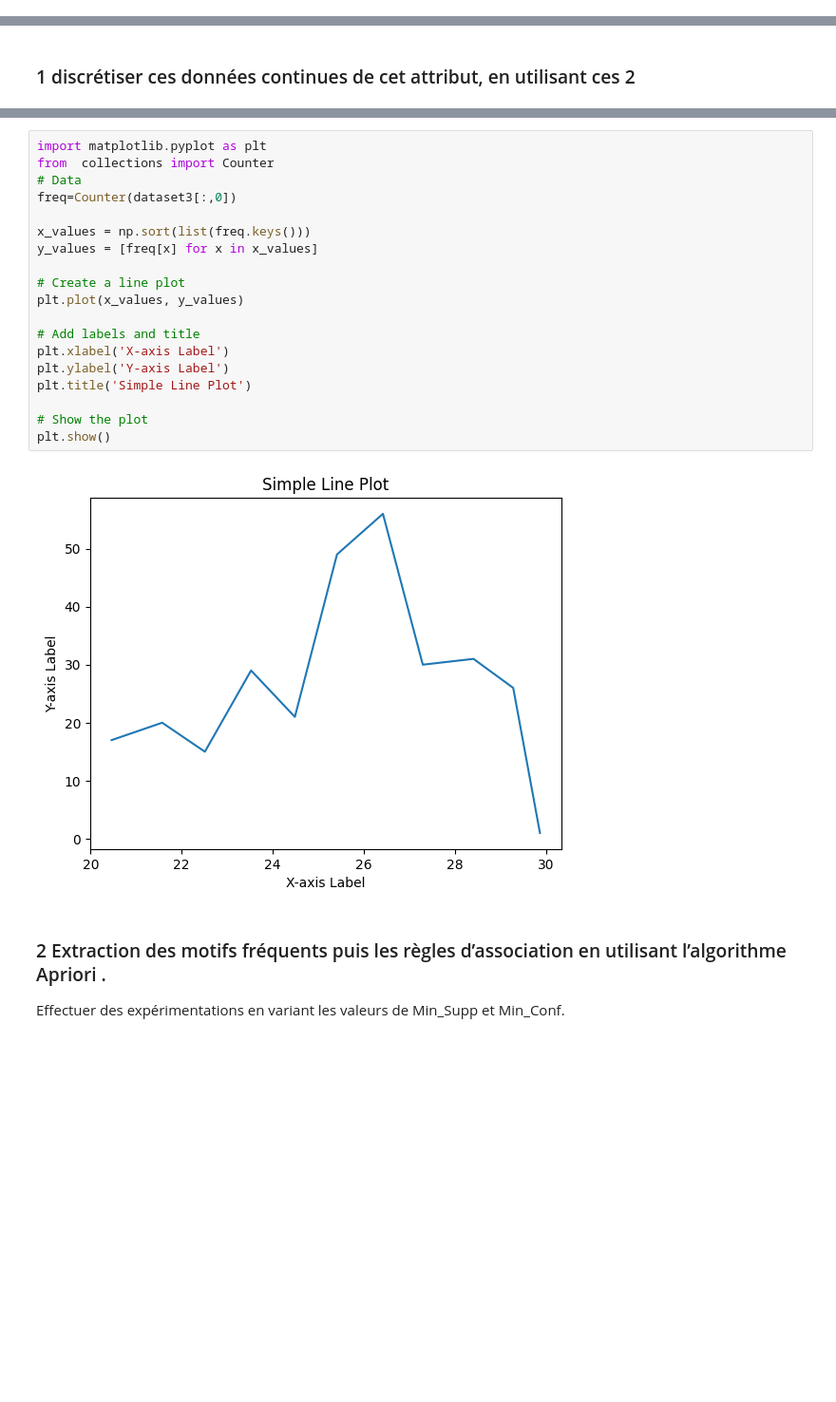
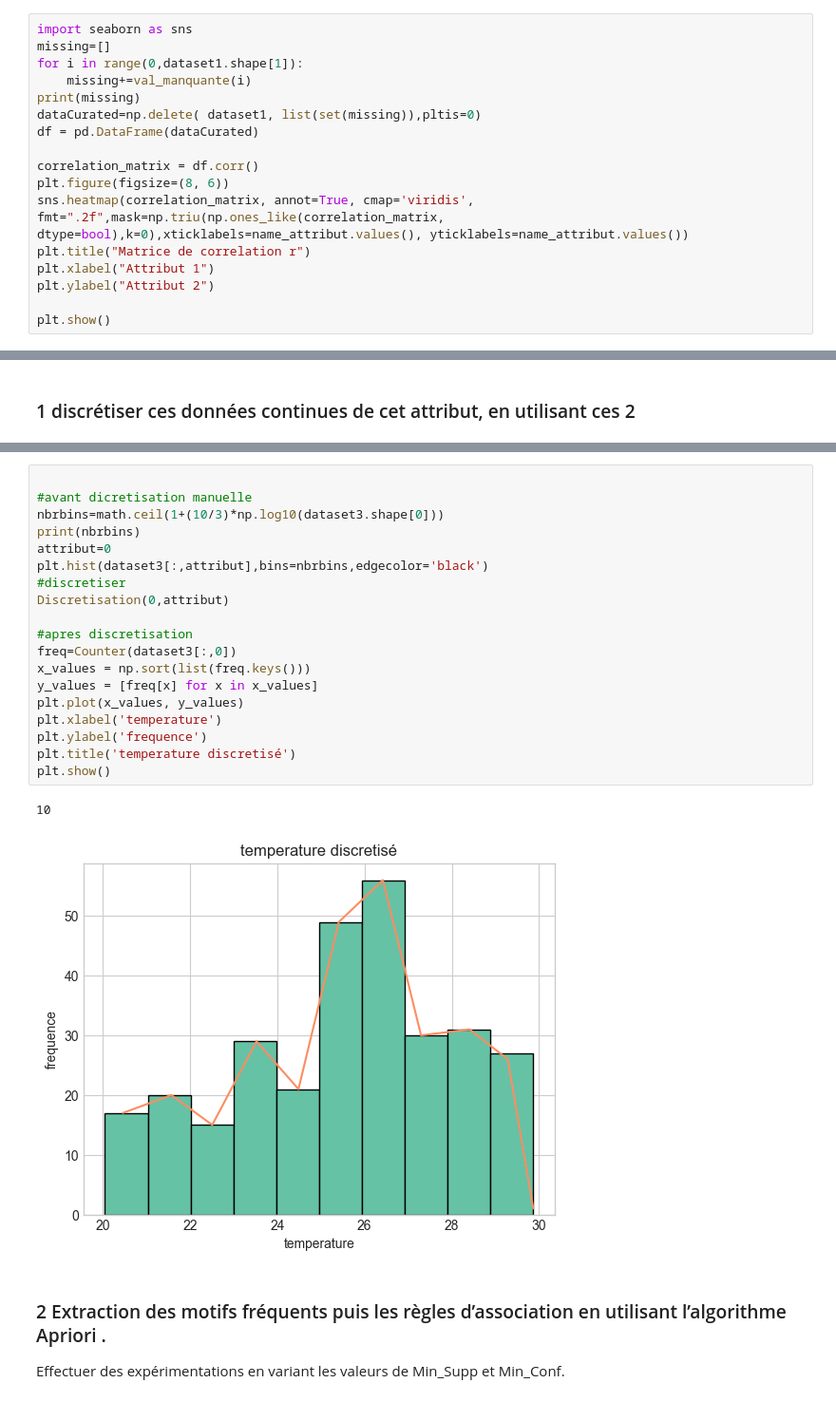
Before and after one commit to manel15279/DataMining-Project, a Jupyter notebook: Projet_P1_DM.ipynb, the cells around one changed output, grey strips where cells are left out. Shown at 95% size. Drawn from its saved outputs; the diff is of its cells as text; blank space fills up the shorter version.

```diff
--- a/Projet_P1_DM.ipynb
+++ b/Projet_P1_DM.ipynb
@@ -260,0 +236,17 @@ print(moyenne2, mediane2, mode2, q0, q1, q2, q3, q4, ecart_type)
+# %%
+import seaborn as sns
+missing=[]
+for i in range(0,dataset1.shape[1]):
+    missing+=val_manquante(i)
+print(missing)
+dataCurated=np.delete( dataset1, list(set(missing)),pltis=0)
+df = pd.DataFrame(dataCurated)
+
+correlation_matrix = df.corr()
+plt.figure(figsize=(8, 6))
+sns.heatmap(correlation_matrix, annot=True, cmap='viridis', fmt=".2f",mask=np.triu(np.ones_like(correlation_matrix, dtype=bool),k=0),xticklabels=name_attribut.values(), yticklabels=name_attribut.values())
+plt.title("Matrice de correlation r")
+plt.xlabel("Attribut 1")
+plt.ylabel("Attribut 2")
+
+plt.show()
@@ -612,24 +1051,25 @@ print(dataset3)
 # %%
-import matplotlib.pyplot as plt
-from  collections import Counter
-# Data
+
+#avant dicretisation manuelle
+nbrbins=math.ceil(1+(10/3)*np.log10(dataset3.shape[0]))
+print(nbrbins)
+attribut=0
+plt.hist(dataset3[:,attribut],bins=nbrbins,edgecolor='black')
+#discretiser
+Discretisation(0,attribut)
+
+#apres discretisation
 freq=Counter(dataset3[:,0])
-
 x_values = np.sort(list(freq.keys()))
 y_values = [freq[x] for x in x_values]
-
-# Create a line plot
 plt.plot(x_values, y_values)
-
-# Add labels and title
-plt.xlabel('X-axis Label')
-plt.ylabel('Y-axis Label')
-plt.title('Simple Line Plot')
-
-# Show the plot
+plt.xlabel('temperature')
+plt.ylabel('frequence')
+plt.title('temperature discretisé')
 plt.show()
 # %% [output]
+10
-[figure, old version]
+[figure, new version]
 # %% [markdown]
 ### 2 Extraction des motifs fréquents puis les règles d’association en utilisant l’algorithme Apriori .
 Effectuer des expérimentations en variant les valeurs de Min_Supp et Min_Conf.
```
Also changed, not shown: parts of 82 cells of this notebook, 9 other files.
